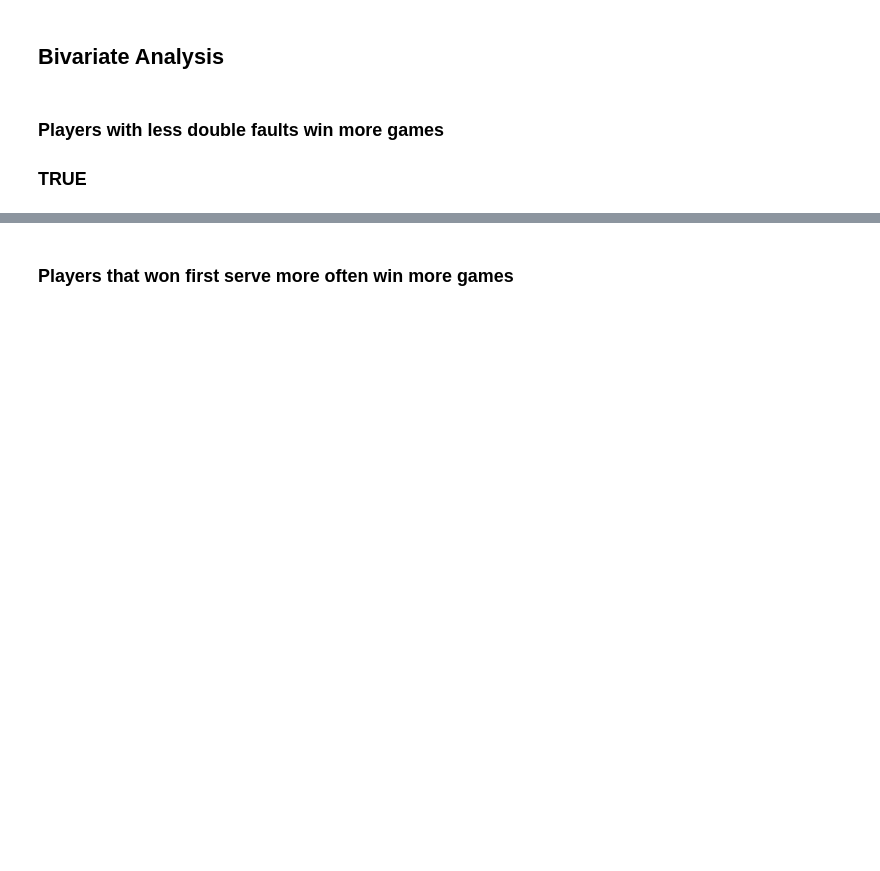
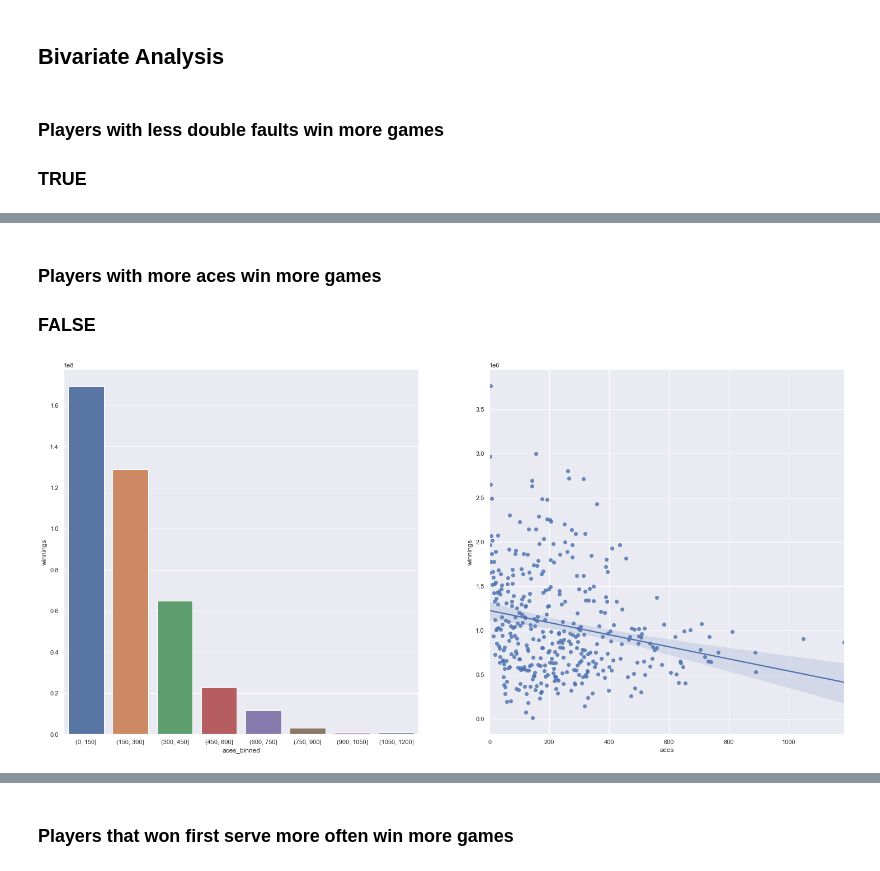
Before and after one commit to jvbf97/tennis-ace, a Jupyter notebook: main.ipynb, the cells around one changed output, grey strips where cells are left out. Saved outputs shown, nothing was run; the diff lists cells and outputs as text; code cells hidden in the pictures; blank space fills up the shorter version.

```diff
--- a/main.ipynb
+++ b/main.ipynb
@@ -254,0 +271,16 @@ sns.regplot( x ='double_faults', y='winnings', data=aux1 );
+# %% [markdown]
+### Players with more aces win more games
+### FALSE
+# %%
+aux1 = df2[['aces', 'winnings']].groupby( 'aces' ).sum().reset_index()
+
+plt.subplot( 1,2,1 )
+bins = list( np.arange( 0, 1250, 150) )
+aux1['aces_binned'] = pd.cut( aux1['aces'], bins=bins )
+aux2 = aux1[['aces_binned', 'winnings']].groupby( 'aces_binned' ).sum().reset_index()
+sns.barplot(x = 'aces_binned', y = 'winnings', data = aux2);
+
+plt.subplot( 1,2,2 )
+sns.regplot( x ='aces', y='winnings', data=aux1 );
+# %% [output]
+[figure, added]
```
Also changed, not shown: parts of 14 cells of this notebook.
